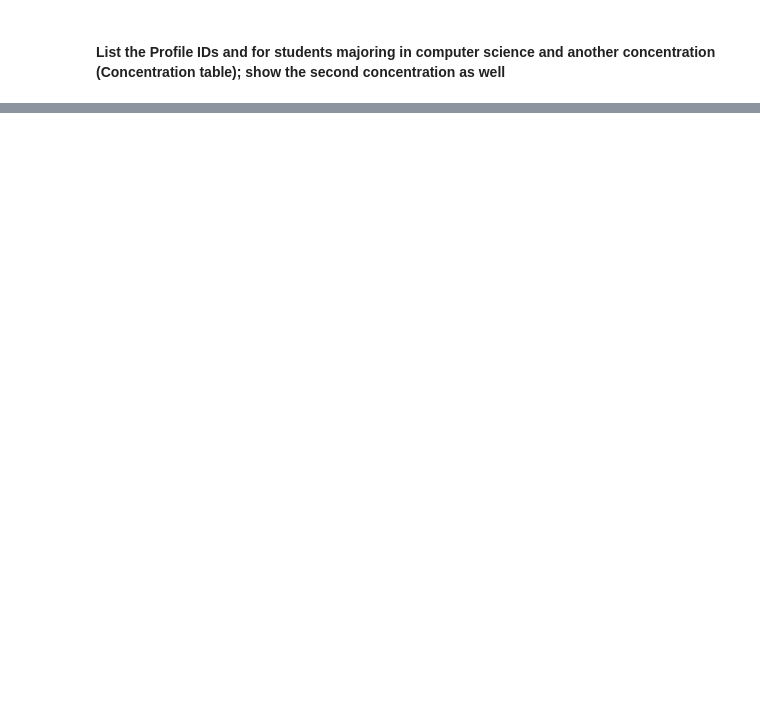
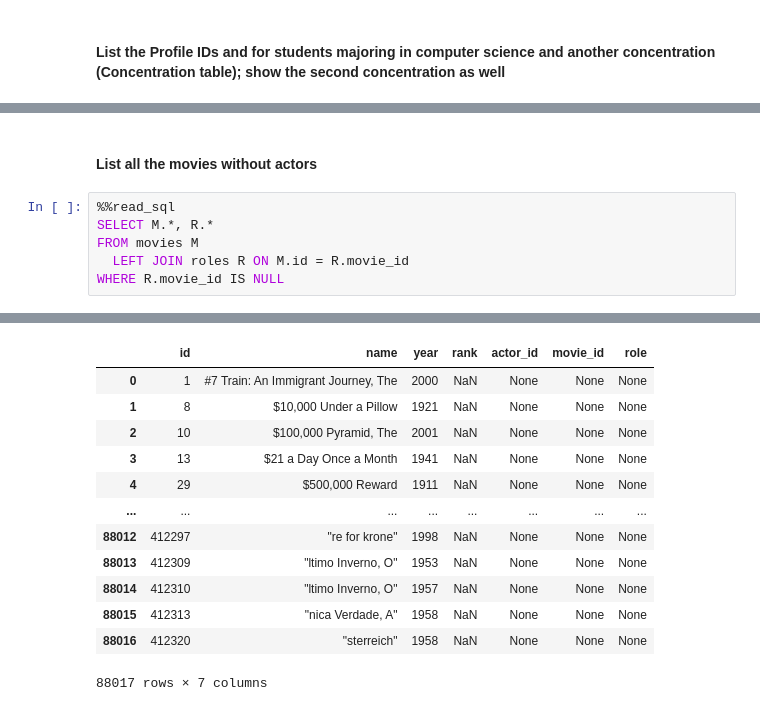
Before and after one commit to ipeirotis/introduction-to-databases, a Jupyter notebook: session4/C-Join_Queries.ipynb, the cells around one changed output, grey strips where cells are left out. Drawn from its saved outputs; the diff is of its cells as text; blank space fills up the shorter version.

```diff
--- a/session4/C-Join_Queries.ipynb
+++ b/session4/C-Join_Queries.ipynb
@@ -734,0 +790,9 @@ Query started at 10:45:11 PM UTC; Query executed in 0.05 m
+# %% [markdown]
+#### List all the movies without actors
+# %%
+%%read_sql
+SELECT M.*, R.*
+FROM movies M
+  LEFT JOIN roles R ON M.id = R.movie_id
+WHERE R.movie_id IS NULL
+# %% [output]
@@ -734,0 +800,13 @@ Query started at 10:45:11 PM UTC; Query executed in 0.05 m
+|  | id | name | year | rank | actor_id | movie_id | role |
+| 0 | 1 | #7 Train: An Immigrant Journey, The | 2000 | NaN | None | None | None |
+| 1 | 8 | $10,000 Under a Pillow | 1921 | NaN | None | None | None |
+| 2 | 10 | $100,000 Pyramid, The | 2001 | NaN | None | None | None |
+| 3 | 13 | $21 a Day Once a Month | 1941 | NaN | None | None | None |
+| 4 | 29 | $500,000 Reward | 1911 | NaN | None | None | None |
+| ... | ... | ... | ... | ... | ... | ... | ... |
+| 88012 | 412297 | "re for krone" | 1998 | NaN | None | None | None |
+| 88013 | 412309 | "ltimo Inverno, O" | 1953 | NaN | None | None | None |
+| 88014 | 412310 | "ltimo Inverno, O" | 1957 | NaN | None | None | None |
+| 88015 | 412313 | "nica Verdade, A" | 1958 | NaN | None | None | None |
+| 88016 | 412320 | "sterreich" | 1958 | NaN | None | None | None |
+88017 rows × 7 columns
```
Also changed, not shown: parts of 44 cells of this notebook.
